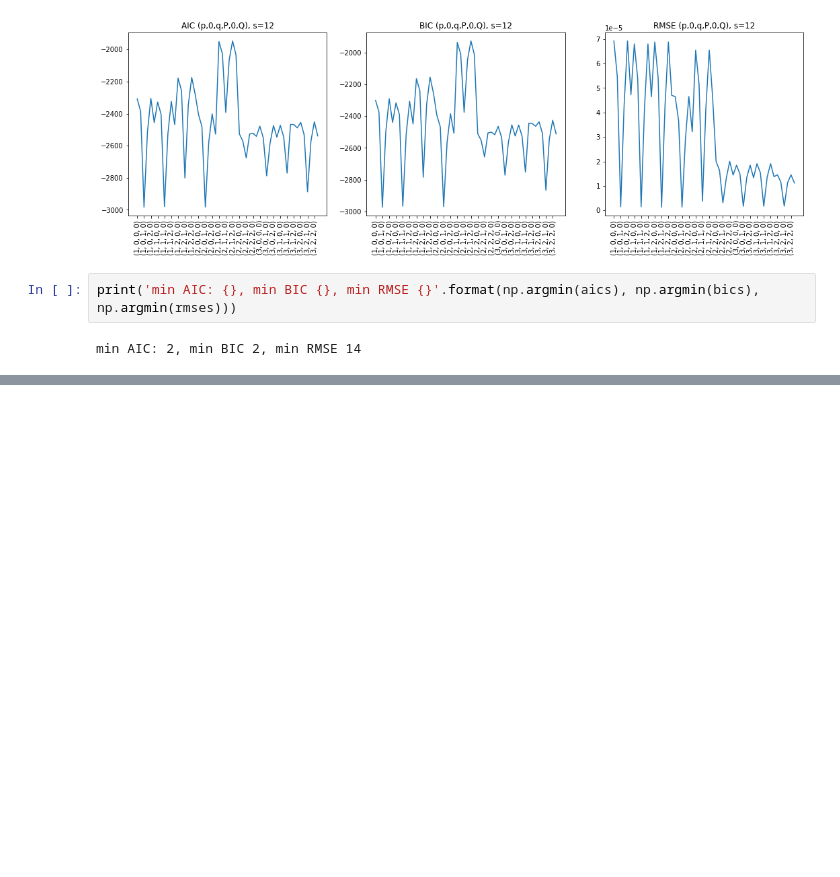
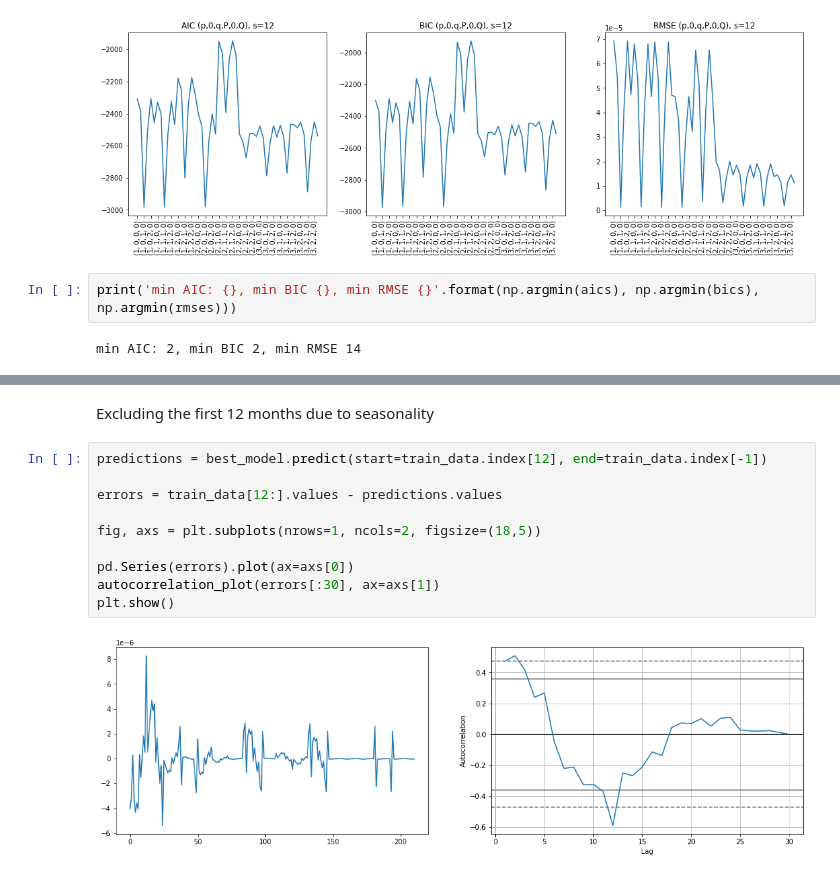
Before and after one commit to samuelexferri/unibg-statistic2, a Jupyter notebook: notebooks/nh3-rolling-cross-validation.ipynb, the cells around one changed output, grey strips where cells are left out. Cells and saved outputs as stored; diff of their text form; blank space fills up the shorter version.

```diff
--- a/notebooks/nh3-rolling-cross-validation.ipynb
+++ b/notebooks/nh3-rolling-cross-validation.ipynb
@@ -186,0 +366,14 @@ min_rmse_model
+# %% [markdown]
+Excluding the first 12 months due to seasonality
+# %%
+predictions = best_model.predict(start=train_data.index[12], end=train_data.index[-1])
+
+errors = train_data[12:].values - predictions.values
+
+fig, axs = plt.subplots(nrows=1, ncols=2, figsize=(18,5))
+
+pd.Series(errors).plot(ax=axs[0])
+autocorrelation_plot(errors[:30], ax=axs[1])
+plt.show()
+# %% [output]
+[figure, added]
```
Also changed, not shown: parts of 25 cells of this notebook.
